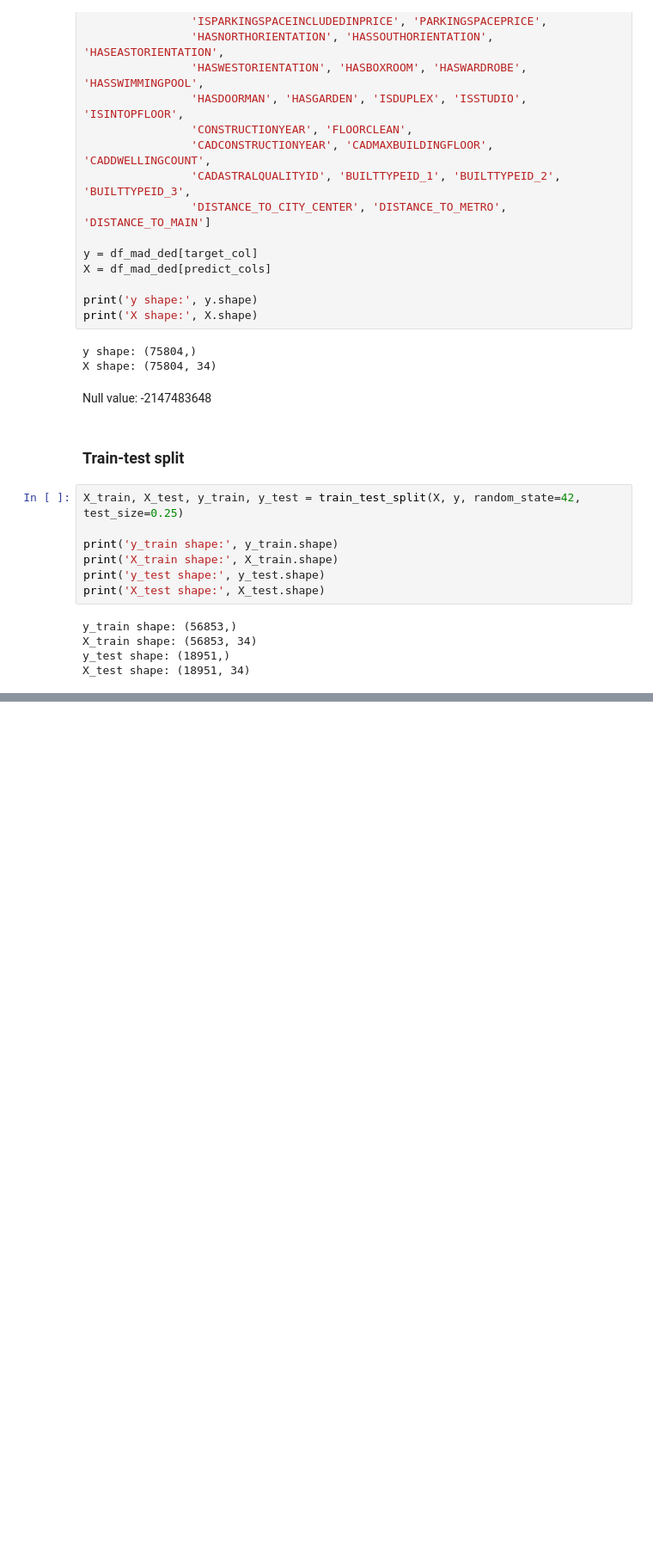
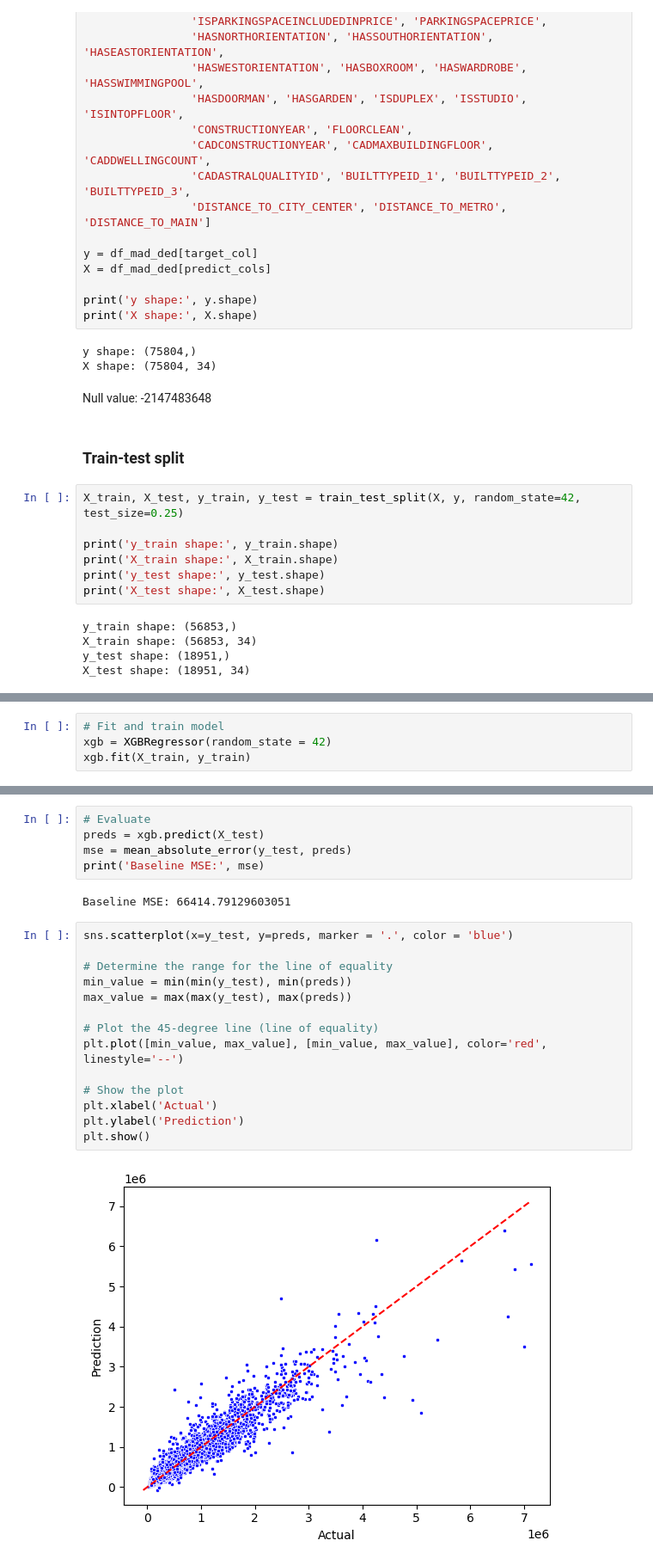
Before and after one commit to AlvaroCorrales/idealista18, a Jupyter notebook: experiments/Basic modelling.ipynb, the cells around one changed output, grey strips where cells are left out. Shown at 86% size. Cells and saved outputs as stored; diff of their text form; blank space fills up the shorter version.

```diff
--- a/experiments/Basic modelling.ipynb
+++ b/experiments/Basic modelling.ipynb
@@ -81,0 +88,4 @@ X_test shape: (18951, 34)
+# %%
+# Fit and train model
+xgb = XGBRegressor(random_state = 42)
+xgb.fit(X_train, y_train)
@@ -81,0 +104,23 @@ X_test shape: (18951, 34)
+# %%
+# Evaluate
+preds = xgb.predict(X_test)
+mse = mean_absolute_error(y_test, preds)
+print('Baseline MSE:', mse)
+# %% [output]
+Baseline MSE: 66414.79129603051
+# %%
+sns.scatterplot(x=y_test, y=preds, marker = '.', color = 'blue')
+
+# Determine the range for the line of equality
+min_value = min(min(y_test), min(preds))
+max_value = max(max(y_test), max(preds))
+
+# Plot the 45-degree line (line of equality)
+plt.plot([min_value, max_value], [min_value, max_value], color='red', linestyle='--')
+
+# Show the plot
+plt.xlabel('Actual')
+plt.ylabel('Prediction')
+plt.show()
+# %% [output]
+[figure, added]
```
Also changed, not shown: parts of 4 cells of this notebook.
